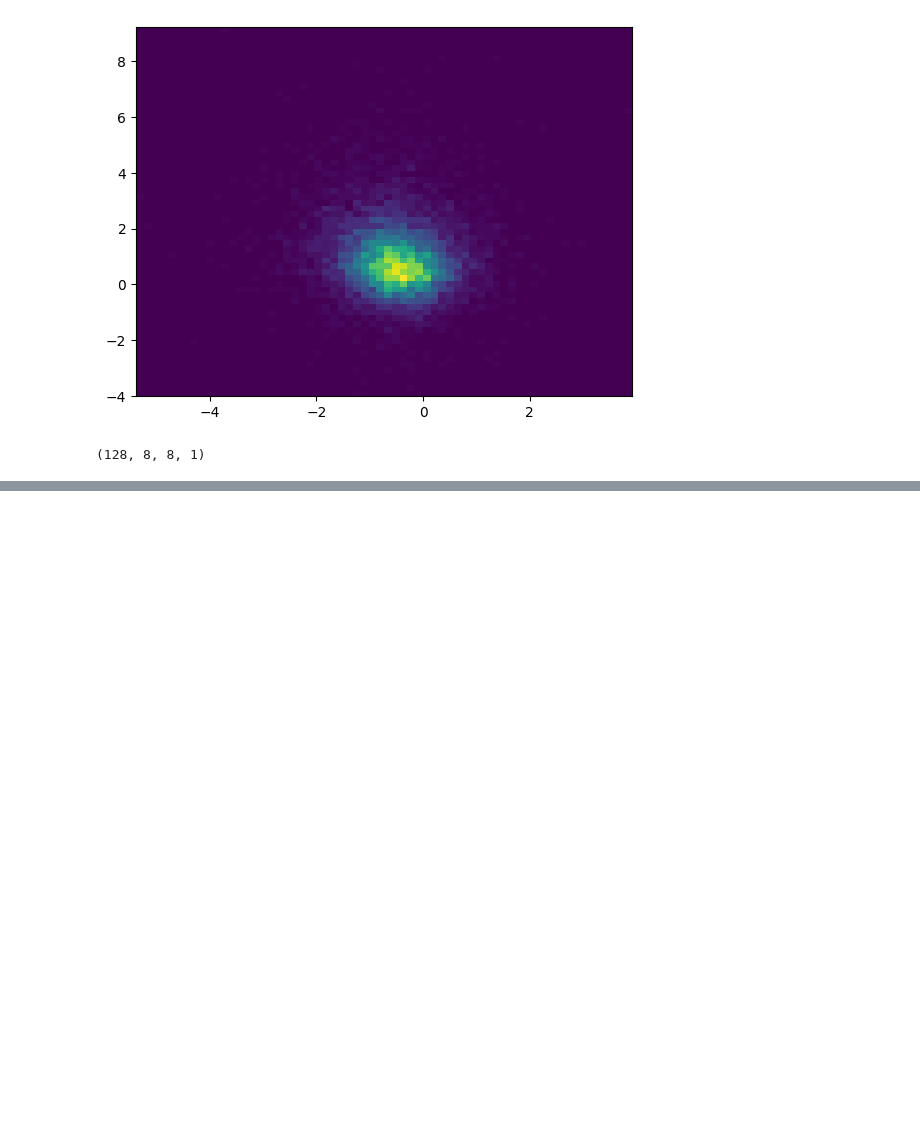
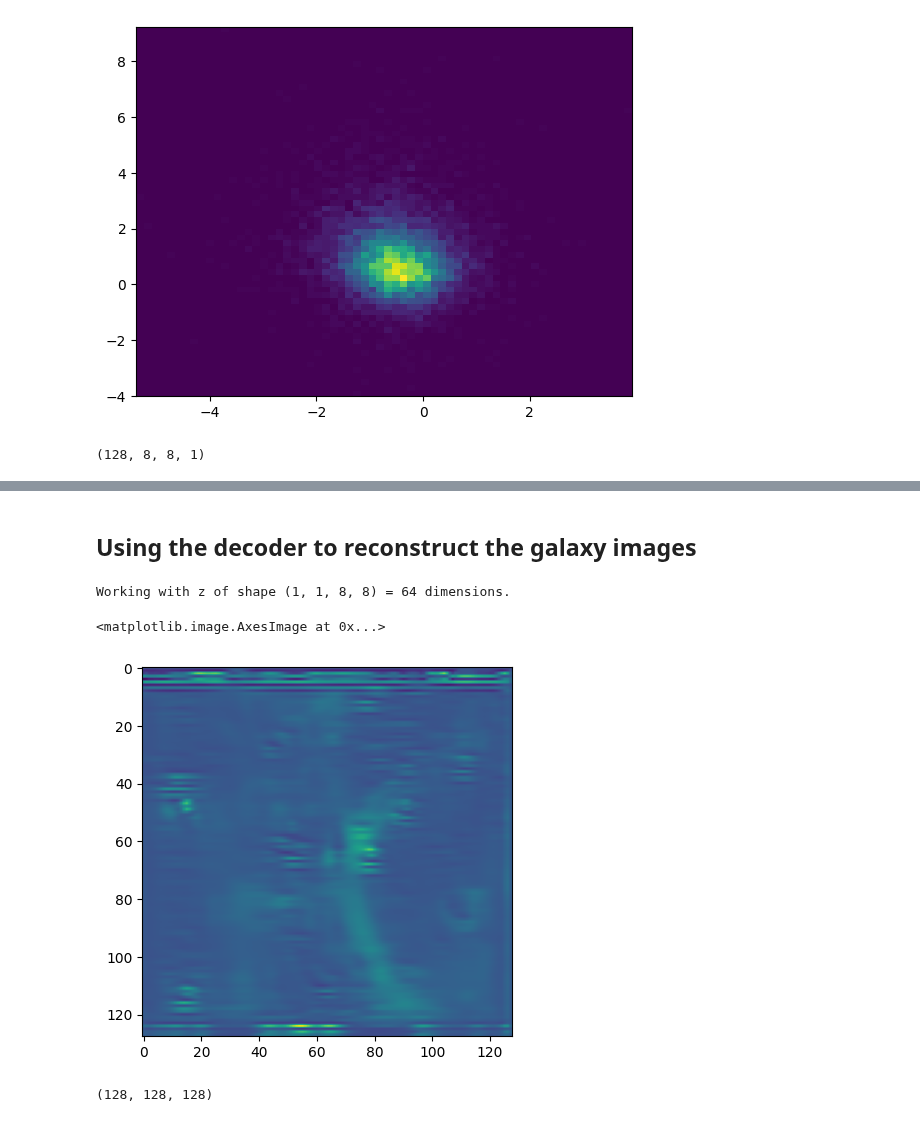
Before and after one commit to JonnyyTorres/Galsim_JAX, a Jupyter notebook: NF_Galsim.ipynb, the cells around one changed output, grey strips where cells are left out. Saved outputs shown, nothing was run; the diff lists cells and outputs as text; code cells hidden in the pictures; blank space fills up the shorter version.

```diff
--- a/NF_Galsim.ipynb
+++ b/NF_Galsim.ipynb
@@ -466,7 +489,7 @@ hist2d(samps[:,0], samps[:,1],64);
 # %% [output]
 [figure]
 # %%
-samps = sampler.apply(params, jax.random.PRNGKey(1), 128)
+samps = sampler.apply(params_nf, jax.random.PRNGKey(1), 128)
 # %%
 # Resahping to original bottleneck size
 samps_r = samps.reshape(-1,8,8,1)
@@ -543,0 +500,36 @@ z = p.sample(seed=rng_1)
+# %% [markdown]
+## Using the decoder to reconstruct the galaxy images
+# %%
+class decode(AutoencoderKLModule):
+
+    @nn.compact
+    def __call__(self, h):
+        h = self.post_quant_conv(h)
+        h = self.decoder(h)
+
+        return h
+# %%
+dec = decode(ch_mult=(1, 2, 4, 8, 16),
+    num_res_blocks=2,
+    double_z=True,
+    z_channels=1,
+    resolution=latent_dim,
+    in_channels=1,
+    out_ch=1,
+    ch=1,
+    embed_dim=1,
+    act_fn=act_fn)
+# %%
+results_nf = dec.apply(params_auto, samps_r)
+# %% [output]
+Working with z of shape (1, 1, 8, 8) = 64 dimensions.
+# %%
+# Example of a sampled galaxy before the convolution with the PSF
+imshow(results_nf[0,...,0])
+# %% [output]
+<matplotlib.image.AxesImage at 0x...>
+[figure, added]
+# %%
+results_nf[...,-1].shape
+# %% [output]
+(128, 128, 128)
```
Also changed, not shown: parts of 30 cells of this notebook.
